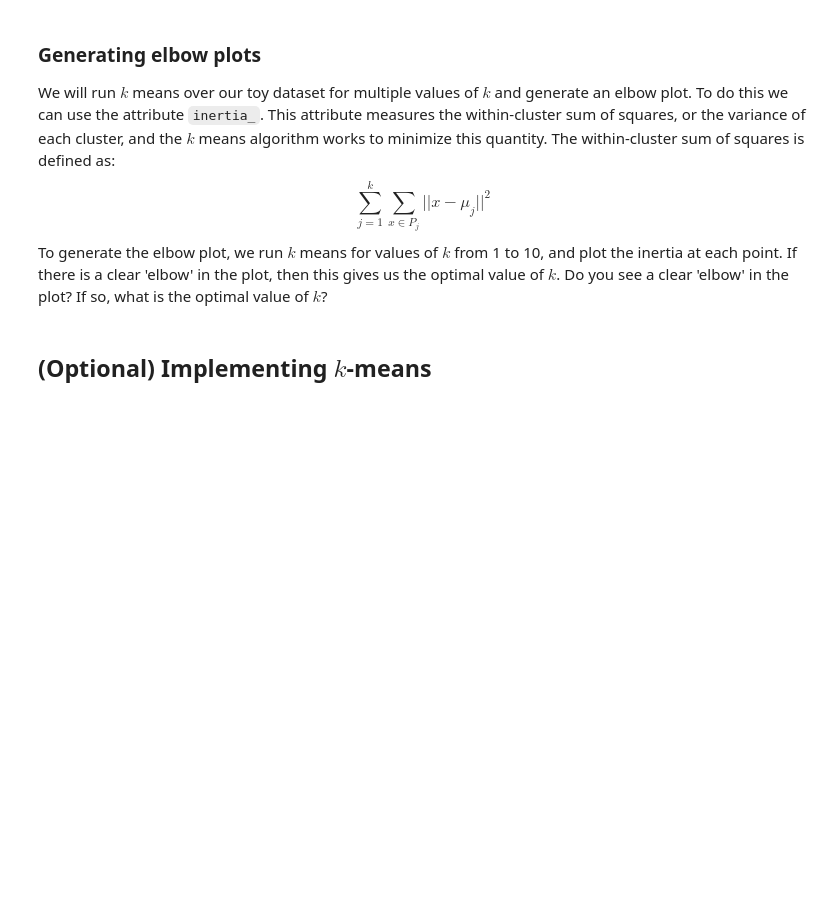
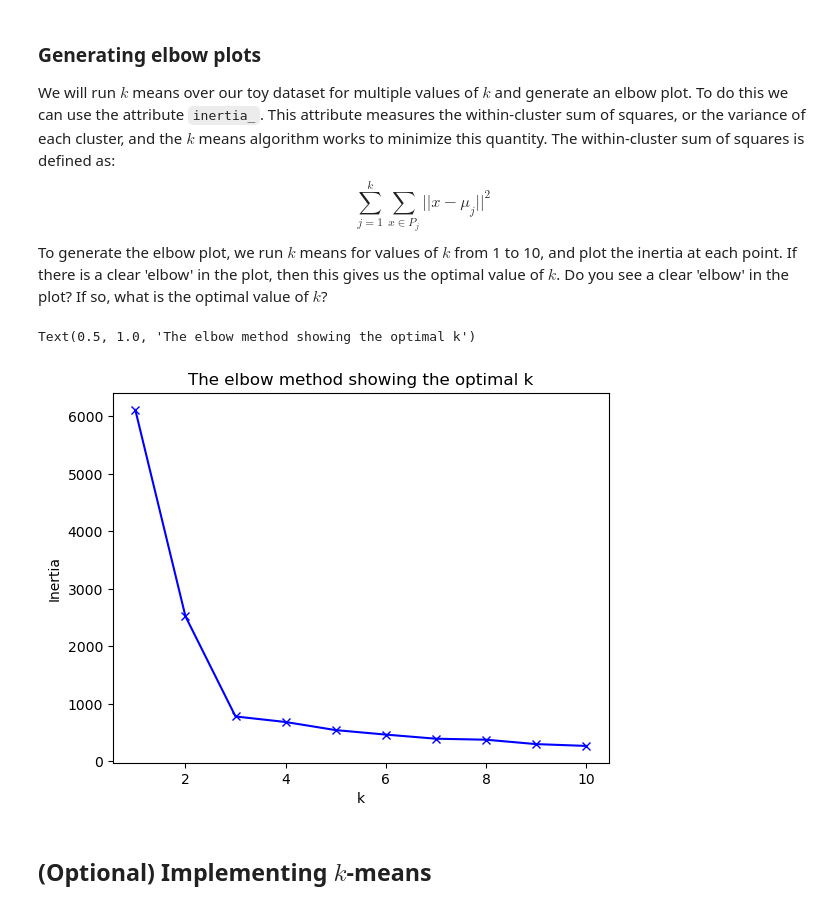
Before and after one commit to sisjkly/2024_25, a Jupyter notebook: worksheets/worksheet4.ipynb, the cells around one changed output. Saved outputs shown, nothing was run; the diff lists cells and outputs as text; code cells hidden in the pictures; blank space fills up the shorter version.

```diff
--- a/worksheets/worksheet4.ipynb
+++ b/worksheets/worksheet4.ipynb
@@ -45,32 +52,43 @@ To generate the elbow plot, we run $k$ means for values of $k$ from 1 to 10, and
 # %%
 # Import KMeans from sklearn.cluster
 ##TODO##
+from sklearn.cluster import KMeans
 
 # Optional: write your own function to calculate the inertia
 # (otherwise you can just use the attribute inertia_)
 def inertia(X, labels, centroids):
     ##TODO## (Optional)
+    return sum(np.linalg.norm(X[i]-centroids[labels[i]])**2 for i in range (len(X)))
 
 # Set up a variable to store the inertias
 inertias = []
 
 # Loop over values of k from 1 to 10
+K = 10
 for k in range(1, K+1):
+    # print(f"Loop:{k}")
     # Instantiate the KMeans class with k clusters
     ##TODO##
+    model = KMeans(k)
 
     # Fit the model to the data
     ##TODO##
+    model.fit(X)
 
     # Store the value of the inertia for this value of k
     ##TODO##
+    inertias.append(inertia(X,model.labels_,model.cluster_centers_))
+    # inertias.append(model.inertia_)
 
 # Plot the elbow
 plt.figure()
 plt.plot(range(1, K+1), inertias, 'bx-')
 plt.xlabel('k')
 plt.ylabel('Inertia')
 plt.title('The elbow method showing the optimal k')
+# %% [output]
+Text(0.5, 1.0, 'The elbow method showing the optimal k')
+[figure, added]
 # %% [markdown]
 ## (Optional) Implementing $k$-means
 # %% [markdown]
```
Also changed, not shown: parts of 52 cells of this notebook, 2 other files.
